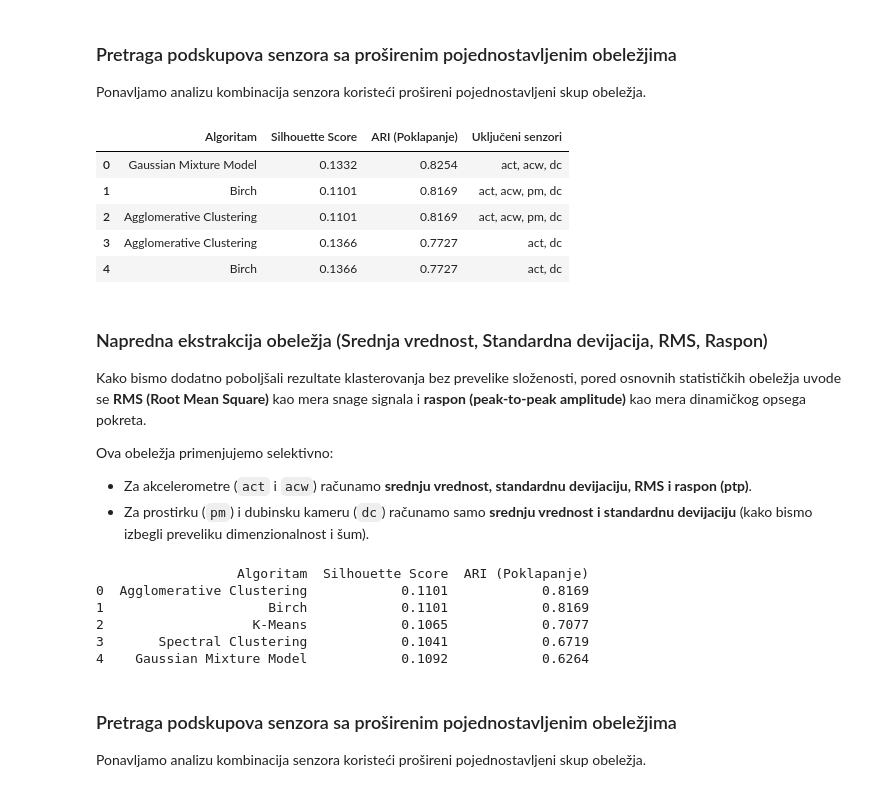
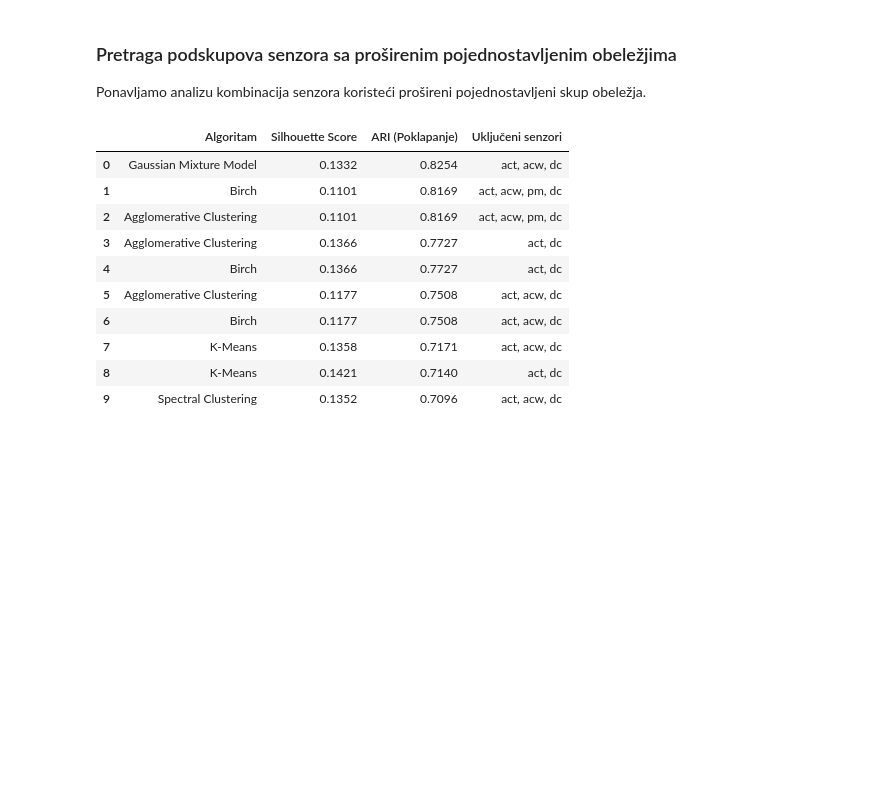
Before and after one commit to matejasilva/IP2_MEx_clustering, a Jupyter notebook: MEx.ipynb, the cells around one changed output. Drawn from its saved outputs; the diff is of its cells as text; code cells hidden in the pictures; blank space fills up the shorter version.

```diff
--- a/MEx.ipynb
+++ b/MEx.ipynb
@@ -540,21 +540,18 @@ for subset in subsets:
 # %%
 df_subset_results_adv = pd.DataFrame(results_comb_adv)
 df_results_adv["Uključeni senzori"] = "act, acw, pm, dc"
 df_combined_adv = pd.concat([df_results_adv, df_subset_results_adv], ignore_index=True)
 df_combined_adv = df_combined_adv.sort_values(by="ARI (Poklapanje)", ascending=False).reset_index(drop=True)
-display(df_combined_adv.head(5))
+display(df_combined_adv.head(10))
 # %% [output]
 |  | Algoritam | Silhouette Score | ARI (Poklapanje) | Uključeni senzori |
 | 0 | Gaussian Mixture Model | 0.1332 | 0.8254 | act, acw, dc |
 | 1 | Birch | 0.1101 | 0.8169 | act, acw, pm, dc |
 | 2 | Agglomerative Clustering | 0.1101 | 0.8169 | act, acw, pm, dc |
 | 3 | Agglomerative Clustering | 0.1366 | 0.7727 | act, dc |
 | 4 | Birch | 0.1366 | 0.7727 | act, dc |
+| 5 | Agglomerative Clustering | 0.1177 | 0.7508 | act, acw, dc |
+| 6 | Birch | 0.1177 | 0.7508 | act, acw, dc |
+| 7 | K-Means | 0.1358 | 0.7171 | act, acw, dc |
+| 8 | K-Means | 0.1421 | 0.7140 | act, dc |
+| 9 | Spectral Clustering | 0.1352 | 0.7096 | act, acw, dc |
-# %% [markdown]
-### Napredna ekstrakcija obeležja (Srednja vrednost, Standardna devijacija, RMS, Raspon)
-
-Kako bismo dodatno poboljšali rezultate klasterovanja bez prevelike složenosti, pored osnovnih statističkih obeležja uvode se **RMS (Root Mean Square)** kao mera snage signala i **raspon (peak-to-peak amplitude)** kao mera dinamičkog opsega pokreta.
-
-Ova obeležja primenjujemo selektivno:
-* Za akcelerometre (`act` i `acw`) računamo **srednju vrednost, standardnu devijaciju, RMS i raspon (ptp)**.
-* Za prostirku (`pm`) i dubinsku kameru (`dc`) računamo samo **srednju vrednost i standardnu devijaciju** (kako bismo izbegli preveliku dimenzionalnost i šum).
@@ -573,53 +557,0 @@ def extract_features(sensor_data, include_advanced=True):
-# %%
-features_list_advanced = []
-labels_list = []
-
-for key in data_preprocessed.keys():
-    s, ex, trial = key
-    session_features = []
-    for sensor in ['act', 'acw', 'pm', 'dc']:
-        sensor_data = data_preprocessed[key][sensor].iloc[:, 1:].values.astype(float)
-        use_adv = (sensor in ['act', 'acw'])
-        session_features.extend(extract_features(sensor_data, include_advanced=use_adv))
-    features_list_advanced.append(session_features)
-    labels_list.append(ex)
-
-X_raw_adv = np.array(features_list_advanced)
-y = np.array(labels_list)
-
-scaler = StandardScaler()
-X_adv = scaler.fit_transform(X_raw_adv)
-
-algorithms = {
-    "K-Means": KMeans(n_clusters=7, random_state=42, n_init=10),
-    "Agglomerative Clustering": AgglomerativeClustering(n_clusters=7),
-    "Spectral Clustering": SpectralClustering(n_clusters=7, random_state=42, affinity='nearest_neighbors'),
-    "Gaussian Mixture Model": GaussianMixture(n_components=7, random_state=42),
-    "Birch": Birch(n_clusters=7)
-}
-
-results_adv = []
-
-for name, algo in algorithms.items():
-    labels = algo.fit_predict(X_adv)
-    sil = silhouette_score(X_adv, labels)
-    ari = adjusted_rand_score(y, labels)
-    results_adv.append({
-        "Algoritam": name,
-        "Silhouette Score": round(sil, 4),
-        "ARI (Poklapanje)": round(ari, 4),
-    })
-
-df_results_adv = pd.DataFrame(results_adv).sort_values(by="ARI (Poklapanje)", ascending=False).reset_index(drop=True)
-print(df_results_adv)
-# %% [output]
-                  Algoritam  Silhouette Score  ARI (Poklapanje)
-0  Agglomerative Clustering            0.1101            0.8169
-1                     Birch            0.1101            0.8169
-2                   K-Means            0.1065            0.7077
-3       Spectral Clustering            0.1041            0.6719
-4    Gaussian Mixture Model            0.1092            0.6264
-# %% [markdown]
-### Pretraga podskupova senzora sa proširenim pojednostavljenim obeležjima
-
-Ponavljamo analizu kombinacija senzora koristeći prošireni pojednostavljeni skup obeležja.
```
Also changed, not shown: parts of 9 cells of this notebook.
